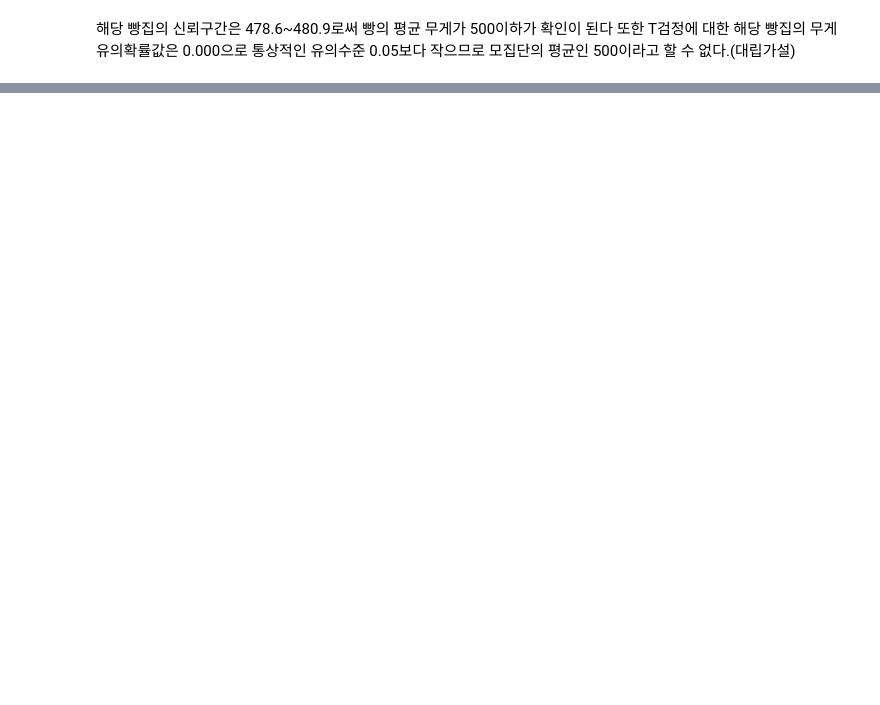
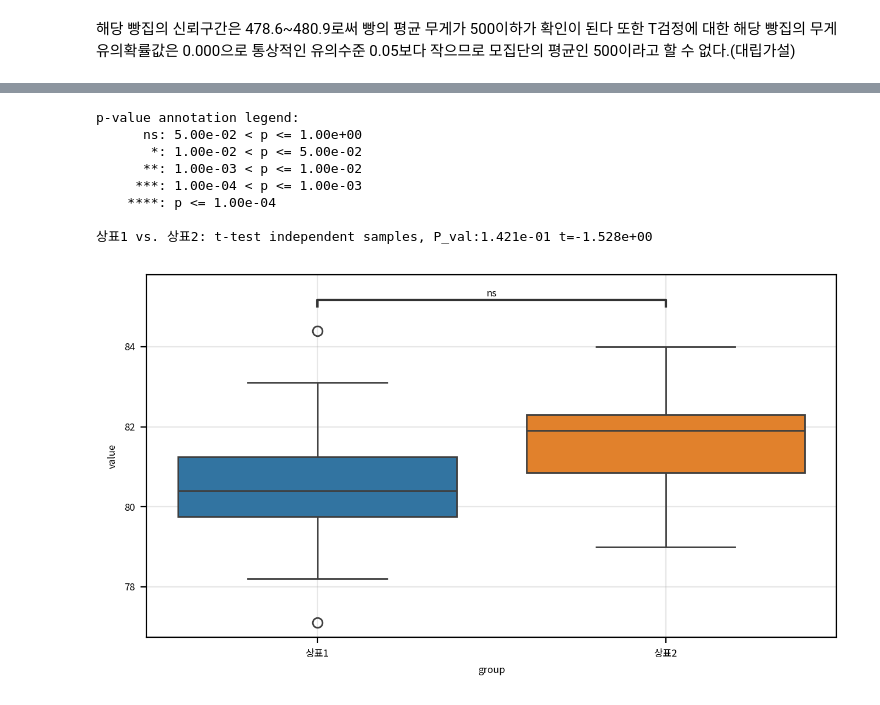
Before and after one commit to BeakJW/DATA_ANALYSIS_STUDY, a Jupyter notebook: 10강/10강-연습문제.ipynb, the cells around one changed output, grey strips where cells are left out. Saved outputs shown, nothing was run; the diff lists cells and outputs as text; code cells hidden in the pictures; blank space fills up the shorter version.

```diff
--- a/10강/10강-연습문제.ipynb
+++ b/10강/10강-연습문제.ipynb
@@ -118,0 +390,39 @@ s, p = ttest_1samp(origin['무게'], 500, alternative='less')
+# %%
+# 검정할 데이터 필드명
+fields = ['상표1', '상표2']
+# 검정 방법
+# `t-test_ind`, `t-test_paired`, `t-test_welch`, `Mann-Whitney`,
+# `Mann-Whitney-gt`, `Mann-Whitney-ls`, `Levene`, `Wilcoxon`,`Kruskal`
+test_method = 't-test_ind'
+# 데이터 재배치
+df = melt(origin[fields], value_vars=fields, var_name='group',
+value_name='value')
+
+# 1) 그래프 초기화
+width_px = 1280 # 그래프 가로 크기
+height_px = 720 # 그래프 세로 크기
+rows = 1 # 그래프 행 수
+cols = 1 # 그래프 열 수
+figsize = (width_px / my_dpi, height_px / my_dpi)
+fig, ax = plt.subplots(rows, cols, figsize=figsize, dpi=my_dpi)
+# 2) BoxPlot 그리기
+sb.boxplot(data=df, x='group', y='value', hue='group')
+annotator = Annotator(ax, data=df, x='group', y='value',pairs=[fields])
+annotator.configure(test=test_method)
+annotator.apply_and_annotate()
+# 3) 그래프 꾸미기
+ax.grid(True, alpha=0.3) # 배경 격자 표시
+# 4) 출력
+plt.tight_layout() # 여백 제거
+plt.show() # 그래프 화면 출력
+plt.close() # 그래프 작업 종료
+# %% [output]
+p-value annotation legend:
+      ns: 5.00e-02 < p <= 1.00e+00
+       *: 1.00e-02 < p <= 5.00e-02
+      **: 1.00e-03 < p <= 1.00e-02
+     ***: 1.00e-04 < p <= 1.00e-03
+    ****: p <= 1.00e-04
+
+상표1 vs. 상표2: t-test independent samples, P_val:1.421e-01 t=-1.528e+00
+[figure, added]
```
Also changed, not shown: parts of 11 cells of this notebook, 2 other files.
